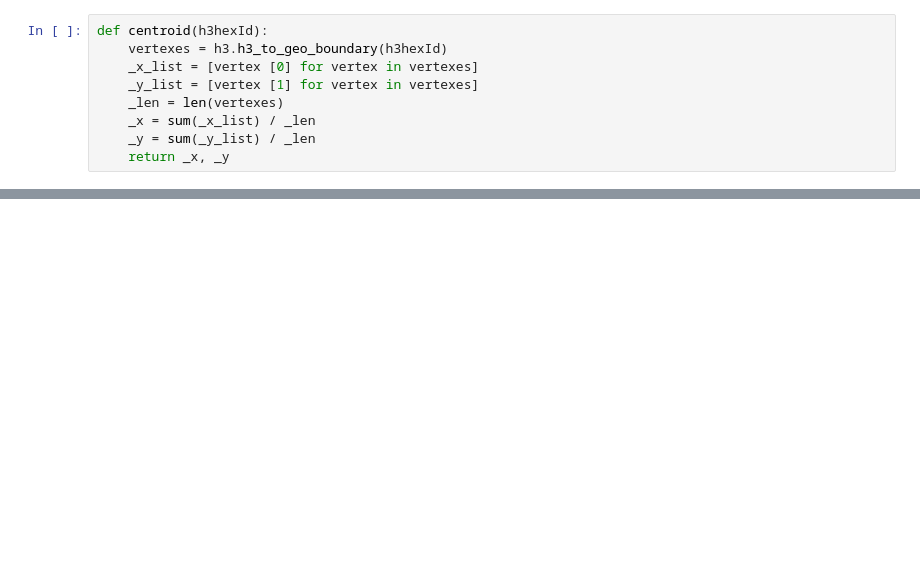
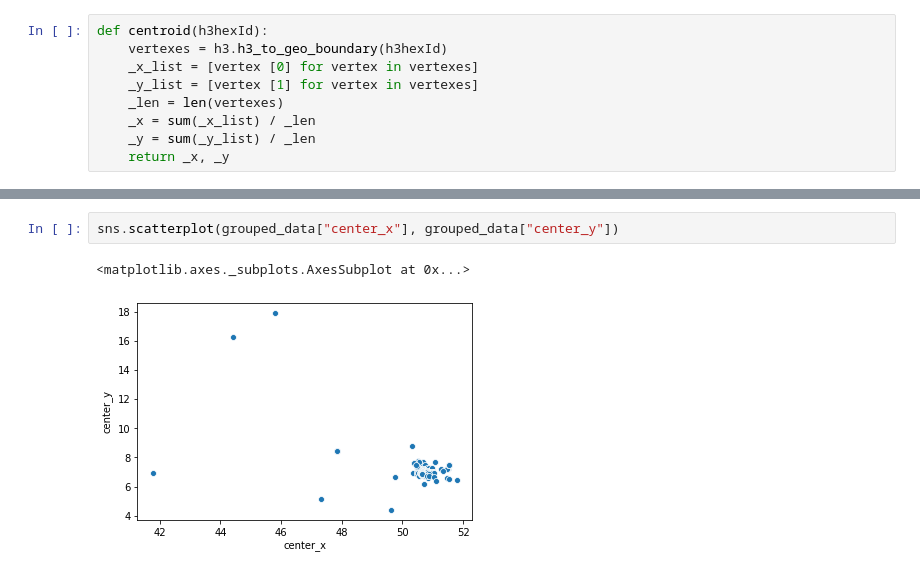
Before and after one commit to ey96/CallABike_Analytics, a Jupyter notebook: 04_SVR_Availability.ipynb, the cells around one changed output, grey strips where cells are left out. Drawn from its saved outputs; the diff is of its cells as text; blank space fills up the shorter version.

```diff
--- a/04_SVR_Availability.ipynb
+++ b/04_SVR_Availability.ipynb
@@ -1745,0 +206,5 @@ ON TEST DATA
+# %%
+sns.scatterplot(grouped_data["center_x"], grouped_data["center_y"])
+# %% [output]
+<matplotlib.axes._subplots.AxesSubplot at 0x...>
+[figure, added]
```
Also changed, not shown: parts of 153 cells of this notebook.
